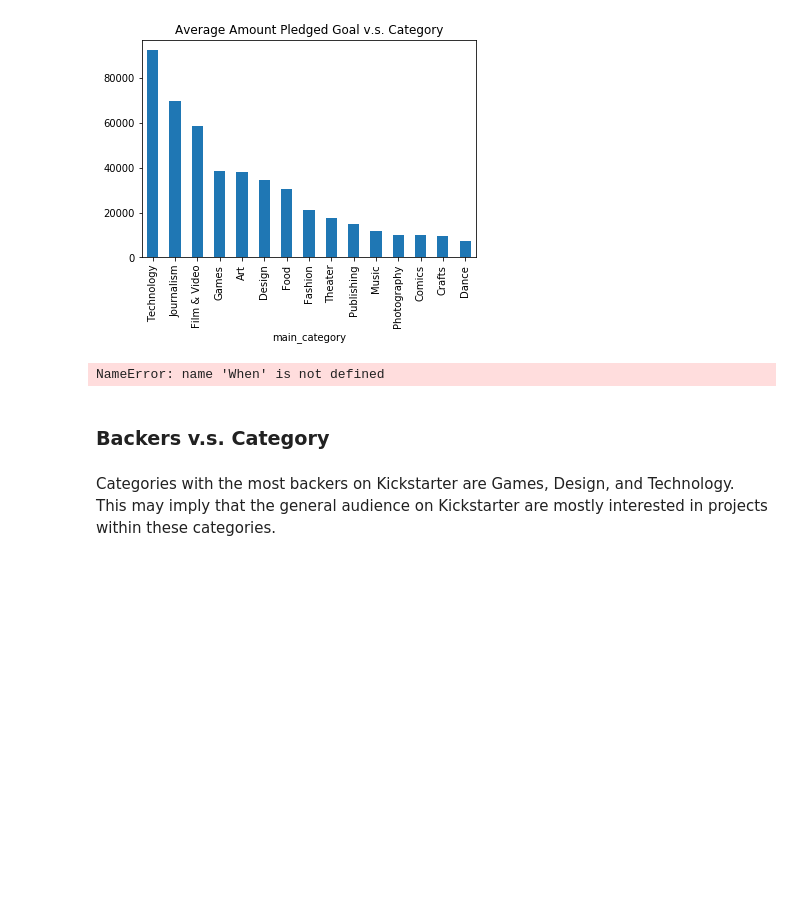
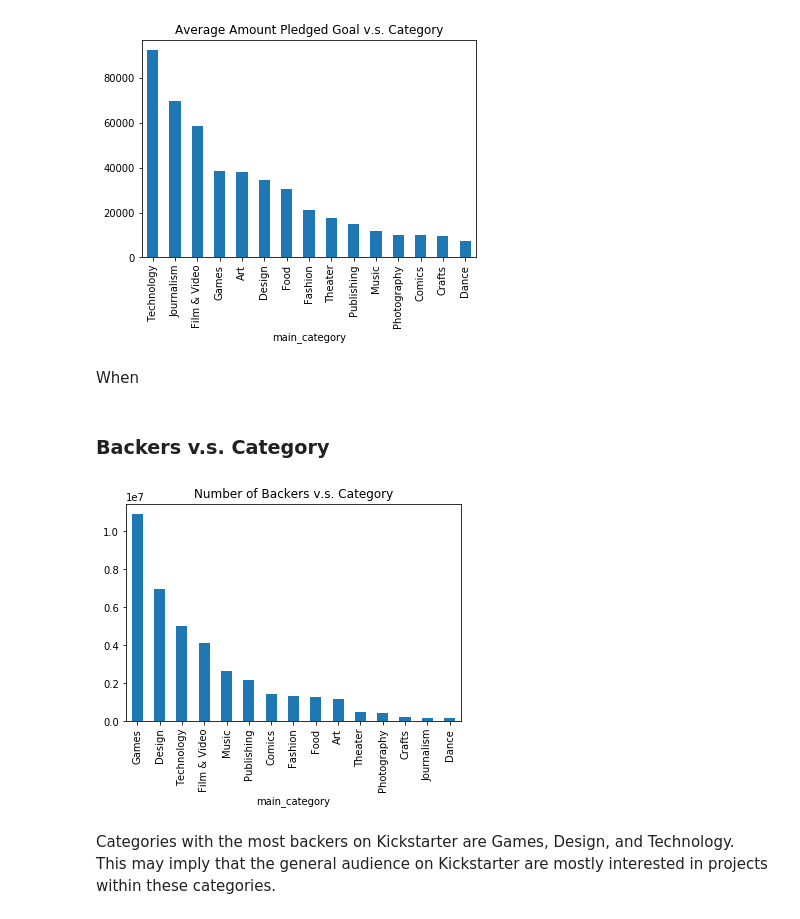
Before and after one commit to qjyap/STAT131-HALLO, a Jupyter notebook: Stats 131 Final Report-Copy1.ipynb, the cells around one changed output. Saved outputs shown, nothing was run; the diff lists cells and outputs as text; code cells hidden in the pictures; blank space fills up the shorter version.

```diff
--- a/Stats 131 Final Report-Copy1.ipynb
+++ b/Stats 131 Final Report-Copy1.ipynb
@@ -362,17 +345,17 @@ plt.title("Average Amount Pledged Goal v.s. Category")
 plt.show()
 # %% [output]
 [figure]
-# %%
-When
-# %% [output]
-NameError: name 'When' is not defined
+# %% [markdown]
+When
 # %% [markdown]
 ### Backers v.s. Category
 # %%
-pledged = projects.groupby(['main_category']).backers.sum().sort_values(ascending=False)
+pledged = kickstarter_cleaned.groupby(['main_category']).backers.sum().sort_values(ascending=False)
 pledged.plot(kind="bar")
 plt.title("Number of Backers v.s. Category")
 plt.show()
+# %% [output]
+[figure, added]
 # %% [markdown]
 Categories with the most backers on Kickstarter are Games, Design, and Technology. This may imply that the general audience on Kickstarter are mostly interested in projects within these categories.
 # %% [markdown]
```
Also changed, not shown: parts of 19 cells of this notebook.
